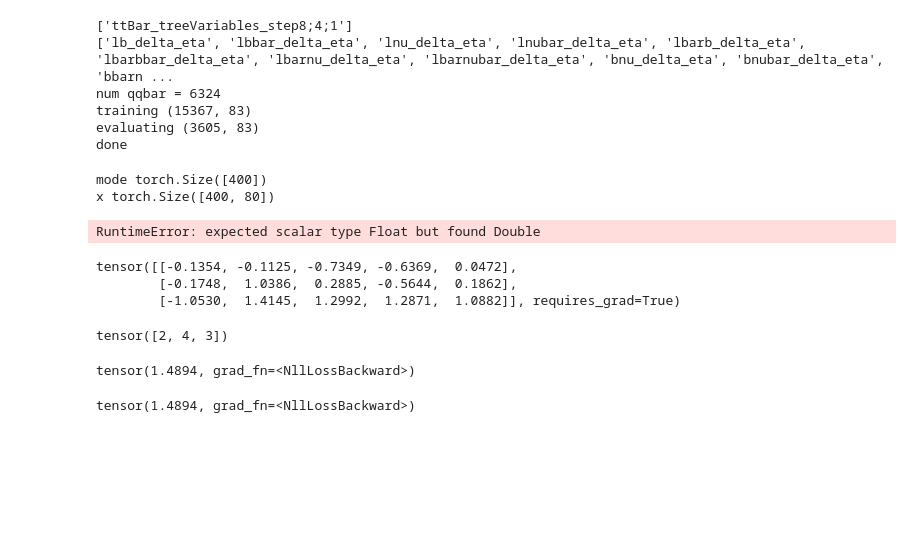
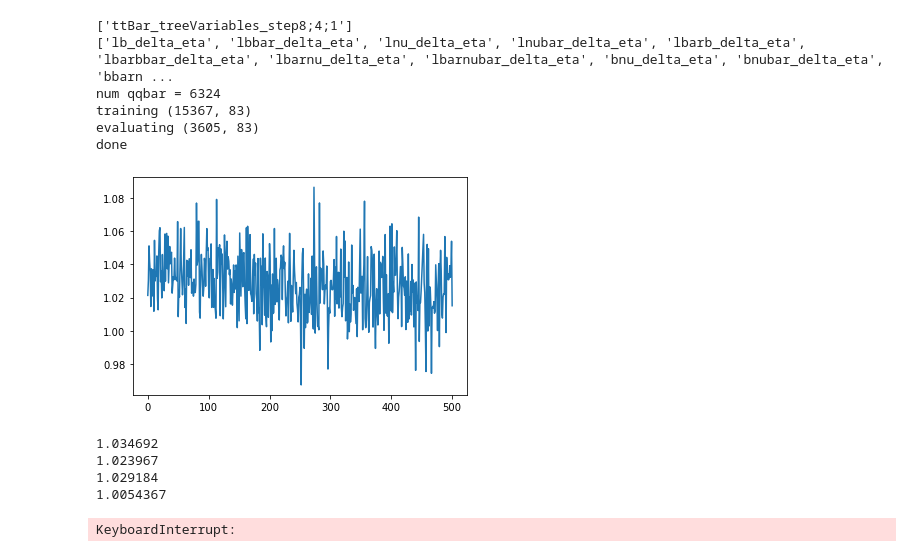
Before and after one commit to MeenakshiMcNamara/entanglement_classifier, a Jupyter notebook: single_layer_classifier.ipynb, the cells around one changed output. Saved outputs shown, nothing was run; the diff lists cells and outputs as text; code cells hidden in the pictures; blank space fills up the shorter version.

```diff
--- a/single_layer_classifier.ipynb
+++ b/single_layer_classifier.ipynb
@@ -26,7 +29,7 @@ False
 class opt():   # Class used for optimizers in the future. Defines all variables and stuff needed.
     save_weights = False
     n_epochs = 20000   # an epoch is the number of times it works through the entire training set
-    batch_size = 400   # the training set is broken up into batches,
+    batch_size = 5000   # the training set is broken up into batches,
                         # and the average loss is used from a given batch for back propagation
     lr = 0.001   # learning rate (how much to change based on error)
     b1 = 0.9   # Used for Adam. Exponential decay rate for the first moment
@@ -96,73 +99,71 @@ optimizer = torch.optim.Adam(classifier.parameters(), lr=opt.lr, betas=(opt.b1,
 # criterion = nn.MSELoss()   # mean squared error loss
 criterion = nn.CrossEntropyLoss()
 
-loss = 0
+loss_array = np.array(())
+
 batches_done = 0   # Counter for batches
+print("starting training loop")
 for epoch in range(opt.n_epochs):   # Loop through all epochs
     for i, x in enumerate(dataloader): # x is a batch
                                                 # there are i batches in the epoch
 
         weight = x[:,81]
         target = x[:,80]
+        target = Variable(target.type(torch.LongTensor))
         x = np.transpose(x)
         x = np.delete(x, [80, 81, 82], 0)
         x = np.transpose(x)
-        print("mode " + str(target.shape))
-        print("x " + str(x.shape))
+#         print("mode " + str(target.shape))
+#         print("x " + str(x.shape))
+#         print("x" + str(x.type))
 
         # Configure input
-#         input = Variable(x.type(Tensor))   # Variable is a wrapper for the Tensor x was just made into
-        batch = x
+        batch = Variable(x.type(torch.Tensor))   # Variable is a wrapper for the Tensor x was just made into
+#         batch = x
         # ---------------------
         #  Train Classifier
         # ---------------------
 
         optimizer.zero_grad()   # Make gradients zero so they don't accumulate
 
         # apply nn to input
         output = classifier(batch)
 
         # Calculate loss
         loss = criterion(output, target) # -torch.mean(output) + torch.mean(y) # may need to change datatype of y
 
         loss.backward()   # Do back propagation
         optimizer.step()   # Update parameters based on gradients for individuals
 
         batches_done += 1
 
     if epoch % 10 == 0:
-#         np.save('{file_name}/{num_batches}.npy'.format(file_name=opt.data_file, \
-#             num_batches=batches_done), loss)
-        print(loss)
+
+        #np.save('{file_name}/{num_batches}.npy'.format(file_name=opt.data_file, \
+            #num_batches=batches_done), loss)
+
+        print(loss.detach().numpy())
+        loss_array = np.append(loss_array, loss.detach().numpy())
+
+#         line1.set_ydata(loss_array)
+#         line1.set_xdata(np.array(list(range(int(epoch/10)+1))))
+        if epoch % 50 == 0:
+            display.clear_output(True)
+            figure = plt.figure()
+            ax = figure.add_subplot(111)
+            ax.plot(np.array(list(range(int(epoch/10)+1))), loss_array)
+#             plt.draw()
+
+            plt.show()
+
+
 
 if opt.save_weights:
     torch.save(classifier.model, opt.config_dir + "/singleLayerModel.pt")
 # %% [output]
+[figure, added]
-mode torch.Size([400])
-x torch.Size([400, 80])
+1.034692
+1.023967
+1.029184
+1.0054367
-RuntimeError: expected scalar type Float but found Double
+KeyboardInterrupt:
-# %%
-############## trying out other losses
-
-loss = nn.CrossEntropyLoss()
-input = torch.randn(3, 5, requires_grad=True)
-input
-# %% [output]
-tensor([[-0.1354, -0.1125, -0.7349, -0.6369,  0.0472],
-        [-0.1748,  1.0386,  0.2885, -0.5644,  0.1862],
-        [-1.0530,  1.4145,  1.2992,  1.2871,  1.0882]], requires_grad=True)
-# %%
-target = torch.empty(3, dtype=torch.long).random_(5)
-target
-# %% [output]
-tensor([2, 4, 3])
-# %%
-output = loss(input, target)
-output
-# %% [output]
-tensor(1.4894, grad_fn=<NllLossBackward>)
-# %%
-output.backward()
-output
-# %% [output]
-tensor(1.4894, grad_fn=<NllLossBackward>)
```
Also changed, not shown: parts of 1 cell of this notebook, 1 other file.
